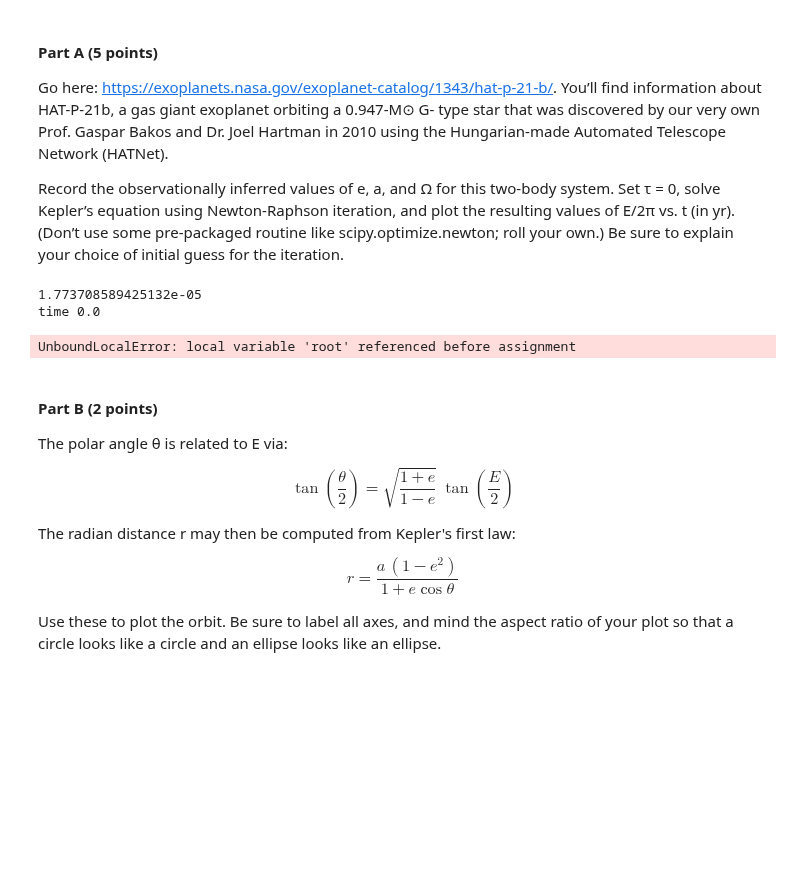
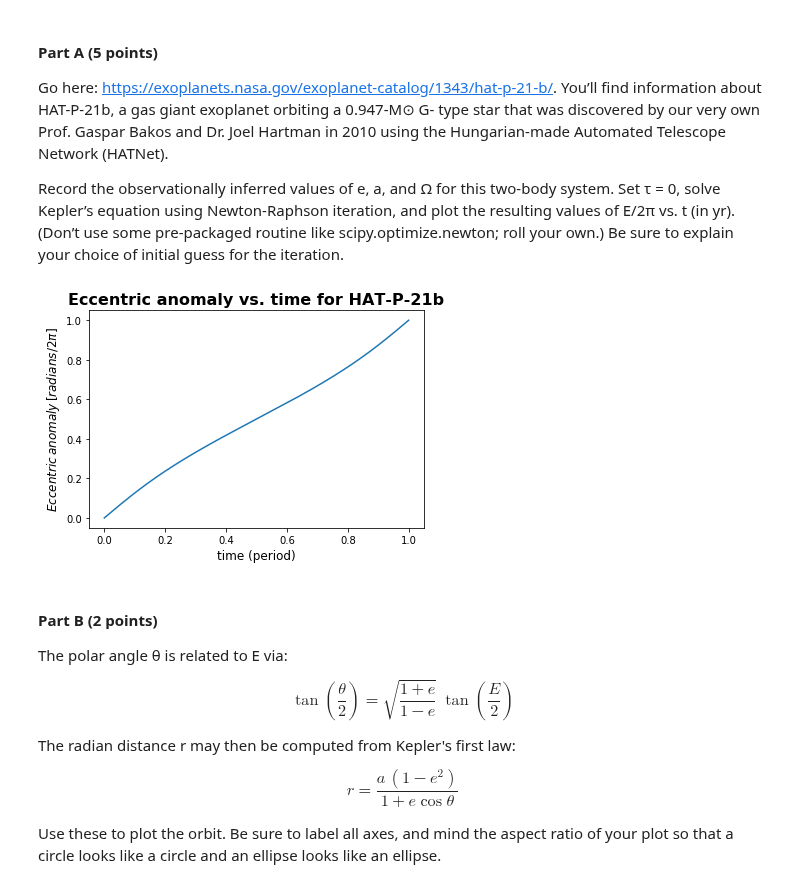
Before and after one commit to m4ese/astroResearchMethods, a Jupyter notebook: Forese_assignment_3.ipynb, the cells around one changed output. Saved outputs shown, nothing was run; the diff lists cells and outputs as text; code cells hidden in the pictures; blank space fills up the shorter version.

```diff
--- a/Forese_assignment_3.ipynb
+++ b/Forese_assignment_3.ipynb
@@ -330,7 +330,7 @@ Record the observationally inferred values of e, a, and Ω for this two-body sys
 def keplers_eq(Ecc_anom, ecc,period,t,tau):
     return Ecc_anom - ecc*np.sin(Ecc_anom) - period*(t-tau)
 
-def keplers_eq_grad(Ecc_anom,ecc,period,t,tau):
+def keplers_eq_grad(Ecc_anom,ecc):
     '''first derivative of keplers equation wrt Eccentric anomaly'''
     return 1-ecc*np.cos(Ecc_anom)
 
@@ -343,14 +343,14 @@ def newton_raphson_kepler(guess_i,ecc,period,t,tau,itrn_max = 1000,eps = 1e-10):
 
     while (notdone and itrtn < itrn_max):
         #print('iteration {}'.format(itrtn))
-        f = keplers_eq(guess_i,ecc,period,t,tau)              # compute f at guess
-        df = keplers_eq_grad(guess_i,ecc,period,t,tau)       # compute df/dx at guess
+        f = keplers_eq(xold,ecc,period,t,tau)              # compute f at guess
+        df = keplers_eq_grad(xold,ecc)       # compute df/dx at guess
 
-        if (df != 0):             # if df/dx != 0, proceed
+        if (df != 0):               # if df/dx != 0, proceed
             #print('continuing')
             xnew = xold - f/df      # update guess using local slope
             error = abs(xnew-xold)  # compute change in answer
-            if (error > eps):  # if change is more than tolerance
+            if (error > eps):       # if change is more than tolerance
               xold = xnew           # set update as new guess for next iter
               itrtn += 1            # increment iteration counter
             else:
@@ -365,28 +365,38 @@ def newton_raphson_kepler(guess_i,ecc,period,t,tau,itrn_max = 1000,eps = 1e-10):
 
     return root,itrtn
 
-omega_p21b = 2*np.pi/(4.1*u.day).to(u.s).value
+period_p21b = (4.1*u.day).to(u.s)
+
+omega_p21b = 2*np.pi/period_p21b
 ecc_p21b = 0.23
 a_p21b = (0.0494*u.au).to(u.m).value
 tau_p21b = 0
 
-print(omega_p21b)
-t = np.linspace(0,2*np.pi/omega_p21b,num = 500)
+t = np.linspace(0,period_p21b.value,num = 500) #timesteps for one orbit in seconds
 
 ecc_anoms_p21b = np.zeros(len(t))
 
-ecc_guess_init = 0.005 #if t is close to 0, then the planet is close to periaps
+ecc_guess_init = 0.0 #if t is close to 0, then the planet is close to periaps
 #in this case, the eccentric anomaly is close to 0 as well
+iterations_p21b = np.zeros(len(t))
 
 for i in range(len(t)):
-    print('time {}'.format(t[i]))
-    root = newton_raphson_kepler(ecc_guess_init,ecc_p21b,omega_p21b,t[i],tau_p21b)
+    root,itrtn = newton_raphson_kepler(ecc_guess_init,ecc_p21b,omega_p21b.value,t[i],tau_p21b)
     ecc_anoms_p21b[i] = root
+    iterations_p21b[i] = itrtn
+    #guess for the next timestep is the value from the previous one
     ecc_guess_init = root
-# %% [output]
-1.773708589425132e-05
-time 0.0
-UnboundLocalError: local variable 'root' referenced before assignment
+# %%
+fig = plt.figure()
+
+plt.plot(t/period_p21b,ecc_anoms_p21b/(2*np.pi))
+plt.title(r"Eccentric anomaly vs. time for HAT-P-21b",fontsize = 16,fontweight='bold')
+plt.xlabel(r'time (period)',fontsize = 12)
+plt.ylabel(r'$Eccentric \, anomaly \, [radians / 2 \pi]$',fontsize = 12)
+
+plt.show()
+# %% [output]
+[figure, added]
 # %% [markdown]
 #### Part B (2 points)
 
```
Also changed, not shown: parts of 5 cells of this notebook, 1 other file.
